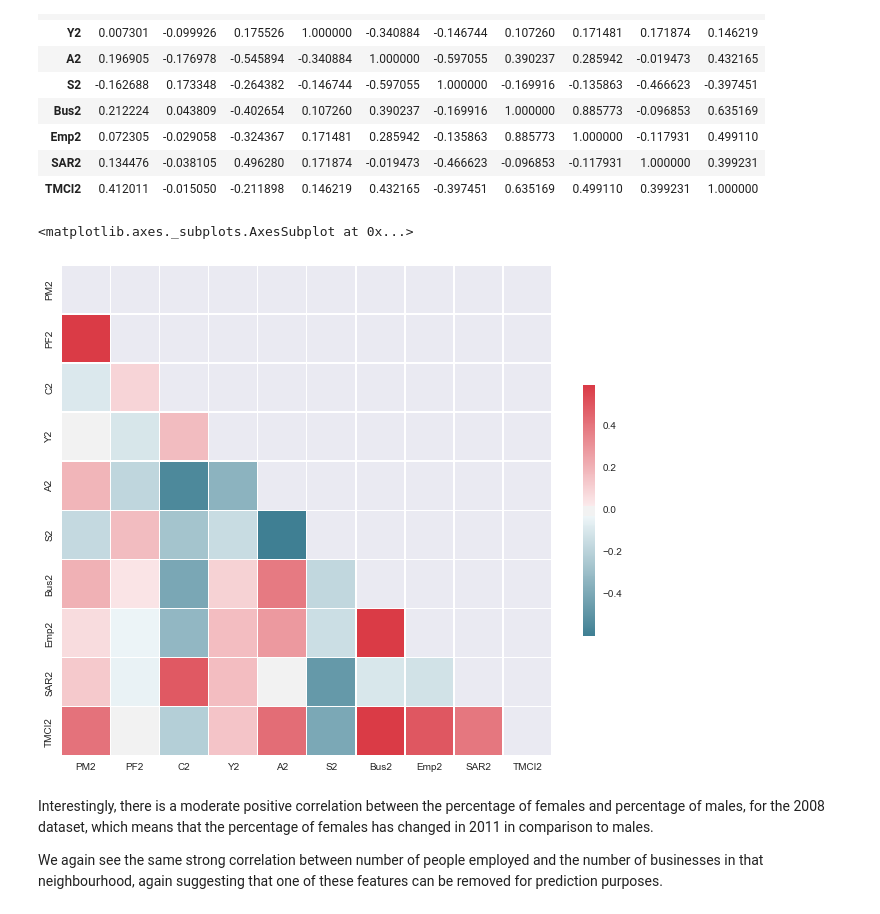
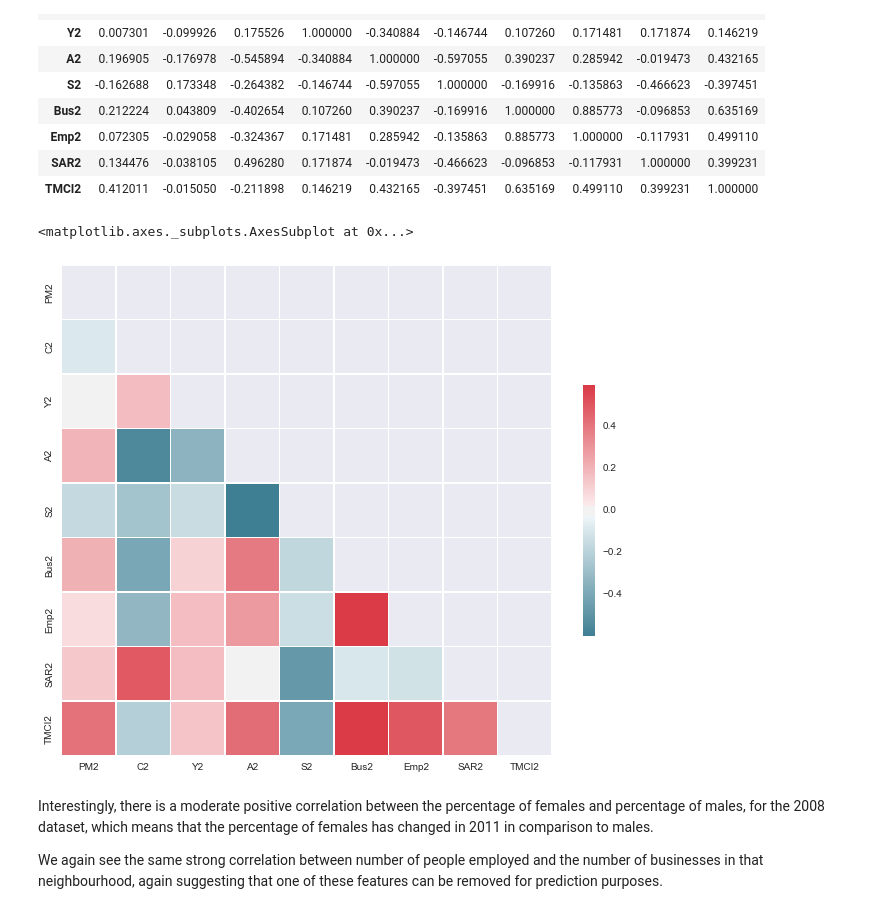
Before and after one commit to nvempala/Toronto-Crime, a Jupyter notebook: Neighbourhood_Crime.ipynb, the cells around one changed output. Drawn from its saved outputs; the diff is of its cells as text; code cells hidden in the pictures.

```diff
--- a/Neighbourhood_Crime.ipynb
+++ b/Neighbourhood_Crime.ipynb
@@ -804,24 +835,28 @@ corr2008
 | SAR2 | 0.134476 | -0.038105 | 0.496280 | 0.171874 | -0.019473 | -0.466623 | -0.096853 | -0.117931 | 1.000000 | 0.399231 |
 | TMCI2 | 0.412011 | -0.015050 | -0.211898 | 0.146219 | 0.432165 | -0.397451 | 0.635169 | 0.499110 | 0.399231 | 1.000000 |
 # %%
+# Drop PF2 because of very high correlation
+corrmat2008 = corrmat2008.drop('PF2',1)
+corr2008 = corrmat2008.corr()
+
 # Now let's visualize the correlations for 2008
 # Generate a mask for the upper triangle
 mask = np.zeros_like(corr2008, dtype=np.bool)
 mask[np.triu_indices_from(mask)] = True
 
 # Set up the matplotlib figure
 f, ax = plt.subplots(figsize=(11, 9))
 
 # Generate a custom diverging colormap
 cmap = sns.diverging_palette(220, 10, as_cmap=True)
 
 # Draw the heatmap with the mask and correct aspect ratio
 sns.heatmap(corr2008, mask=mask, cmap=cmap, vmax=.3,
             square=True,
             linewidths=.5, cbar_kws={"shrink": .5}, ax=ax)
 # %% [output]
 <matplotlib.axes._subplots.AxesSubplot at 0x...>
-[figure, old version]
+[figure, new version]
 # %% [markdown]
 Interestingly, there is a moderate positive correlation between the percentage of females and percentage of males, for the 2008 dataset, which means that the percentage of females has changed in 2011 in comparison to males.
 
```
Also changed, not shown: parts of 14 cells of this notebook, 1 other file.
